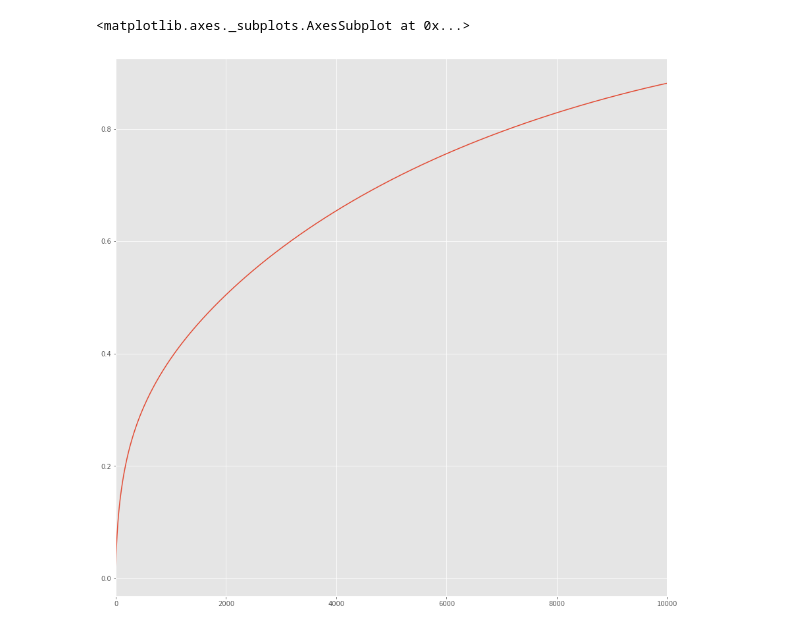
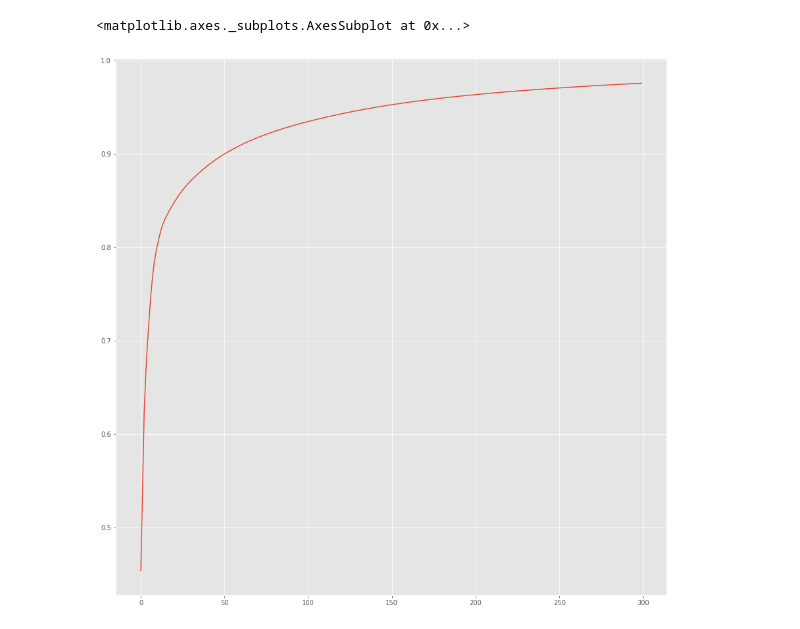
Before and after one commit to prajitdhar/Compounding, a Jupyter notebook: novel_compound_generator/CDSM.ipynb, the cells around one changed output. Drawn from its saved outputs; the diff is of its cells as text; code cells hidden in the pictures.

```diff
--- a/novel_compound_generator/CDSM.ipynb
+++ b/novel_compound_generator/CDSM.ipynb
@@ -86,0 +26,3 @@ co_occ_counts
+# %%
+constituents = pd.concat([heads,modifiers])
+constituents.shape
@@ -86,0 +31,4 @@ co_occ_counts
+# %%
+constituents=constituents.to_sparse()
+# %%
+constituents, rows, columns = constituents.to_coo(row_levels=('constituent', 'decade'),column_levels=['context'],sort_labels=True)
@@ -87,9 +39,9 @@ co_occ_counts
 # %%
-co_occ_counts_svd = TruncatedSVD(n_components=10_000, n_iter=10, random_state=1991)
-display(co_occ_counts_svd.fit(co_occ_counts).explained_variance_ratio_.sum())
-co_occ_list=co_occ_counts_svd.fit(co_occ_counts).explained_variance_ratio_
-#co_occ_reduced = co_occ_counts_svd.fit_transform(co_occ_counts)
-#co_occ_reduced = Normalizer(copy=False).fit_transform(co_occ_reduced)
-#co_occ_reduced=pd.DataFrame(co_occ_reduced,index=co_occ_counts.index)
-#co_occ_reduced
+co_occ_counts_svd = TruncatedSVD(n_components=300, n_iter=10, random_state=1991)
+display(co_occ_counts_svd.fit(constituents).explained_variance_ratio_.sum())
+co_occ_list=co_occ_counts_svd.fit(constituents).explained_variance_ratio_
+co_occ_reduced = co_occ_counts_svd.fit_transform(constituents)
+co_occ_reduced = Normalizer(copy=False).fit_transform(co_occ_reduced)
+co_occ_reduced=pd.DataFrame(co_occ_reduced,index=rows)
+co_occ_reduced
 # %% [output]
@@ -99,5 +69,5 @@ co_occ_series=pd.Series(co_occ_list)
 # %%
-co_occ_series.cumsum().plot(figsize=[15,15])
+pd.Series(co_occ_list).cumsum().plot(figsize=[15,15])
 # %% [output]
 <matplotlib.axes._subplots.AxesSubplot at 0x...>
-[figure, old version]
+[figure, new version]
```
Also changed, not shown: parts of 14 cells of this notebook, 17 other files.
